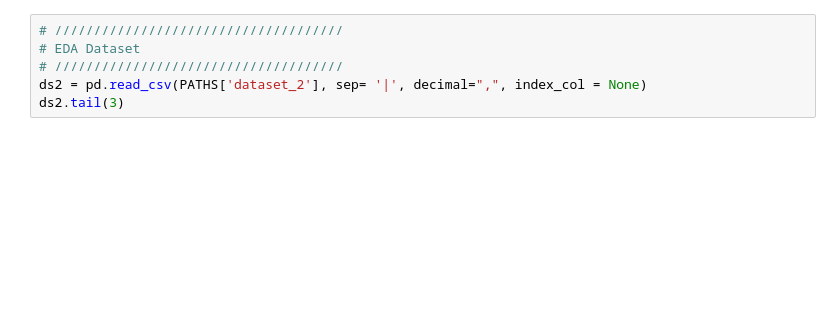
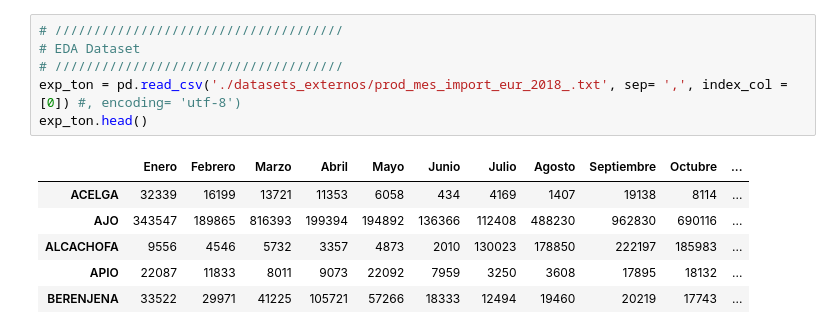
Before and after one commit to SrVladyslav/Universityhack_2021_Datathon_HakunaDatata, a Jupyter notebook: competicion/vlad/exportaciones.ipynb, the cells around one changed output. Drawn from its saved outputs; the diff is of its cells as text; blank space fills up the shorter version.

```diff
--- a/competicion/vlad/exportaciones.ipynb
+++ b/competicion/vlad/exportaciones.ipynb
@@ -96,6 +106,13 @@ norm_id = {'Andalucia': 'Andalucia',
-# %%
-# /////////////////////////////////////
-# EDA Dataset
-# /////////////////////////////////////
-ds2 = pd.read_csv(PATHS['dataset_2'], sep= '|', decimal=",", index_col = None)
-ds2.tail(3)
+# %%
+# /////////////////////////////////////
+# EDA Dataset
+# /////////////////////////////////////
+exp_ton = pd.read_csv('./datasets_externos/prod_mes_import_eur_2018_.txt', sep= ',', index_col = [0]) #, encoding= 'utf-8')
+exp_ton.head()
+# %% [output]
+|  | Enero | Febrero | Marzo | Abril | Mayo | Junio | Julio | Agosto | Septiembre | Octubre | ... |
+| ACELGA | 32339 | 16199 | 13721 | 11353 | 6058 | 434 | 4169 | 1407 | 19138 | 8114 | ... |
+| AJO | 343547 | 189865 | 816393 | 199394 | 194892 | 136366 | 112408 | 488230 | 962830 | 690116 | ... |
+| ALCACHOFA | 9556 | 4546 | 5732 | 3357 | 4873 | 2010 | 130023 | 178850 | 222197 | 185983 | ... |
+| APIO | 22087 | 11833 | 8011 | 9073 | 22092 | 7959 | 3250 | 3608 | 17895 | 18132 | ... |
+| BERENJENA | 33522 | 29971 | 41225 | 105721 | 57266 | 18333 | 12494 | 19460 | 20219 | 17743 | ... |
```
Also changed, not shown: parts of 52 cells of this notebook.
